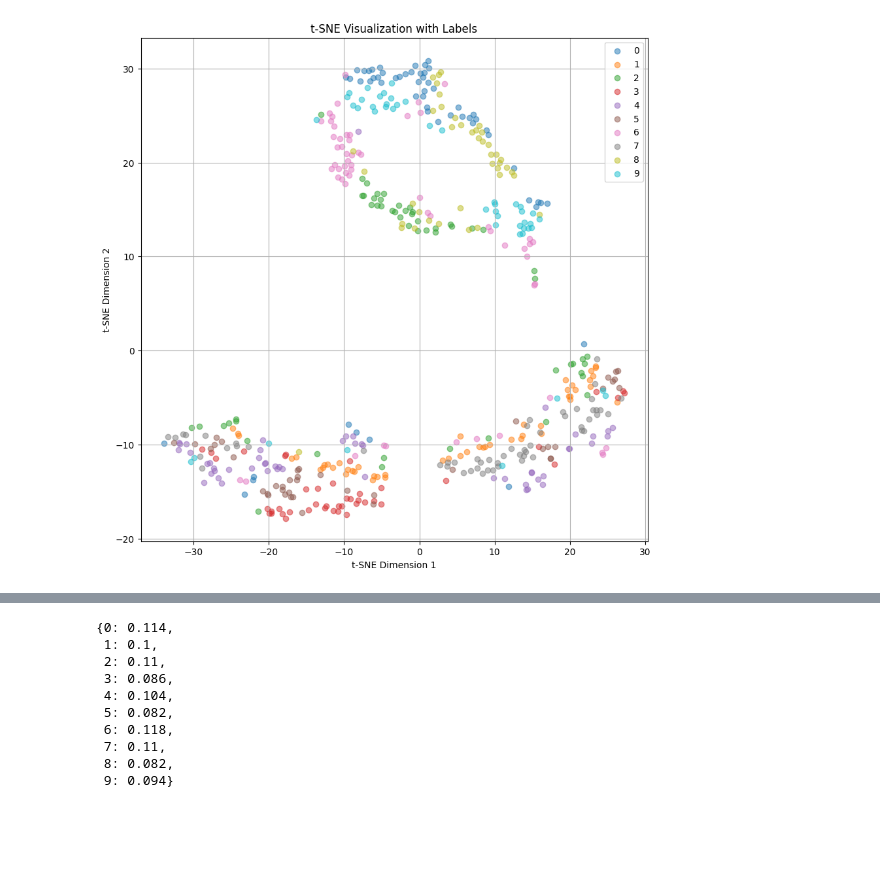
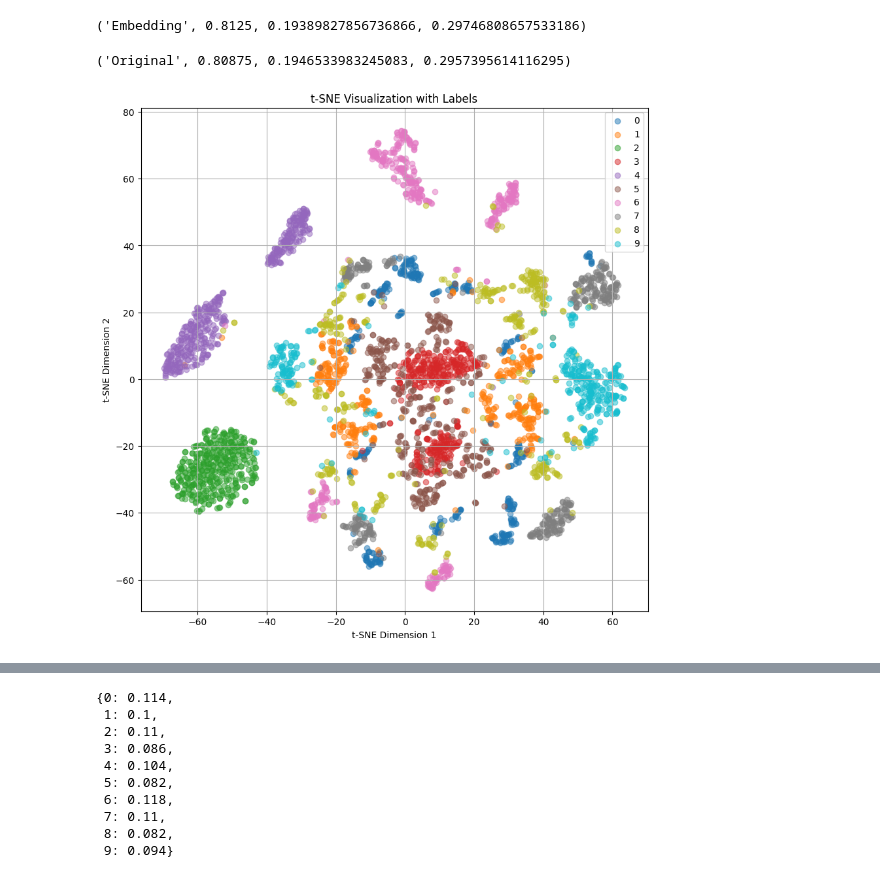
Before and after one commit to kangsive/Emb4Spa, a Jupyter notebook: ConvAE.ipynb, the cells around one changed output, grey strips where cells are left out. Saved outputs shown, nothing was run; the diff lists cells and outputs as text; code cells hidden in the pictures; blank space fills up the shorter version.

Commit message:
Add embedding evaluation

```diff
--- a/ConvAE.ipynb
+++ b/ConvAE.ipynb
@@ -46,0 +64,17 @@ val_loader = DataLoader(TensorDataset(val_tokens, val_labels), batch_size=32)
+# %%
+max_seq_len = 64
+batch_size = 64
+dataset_size = 2000
+with_mask = False
+
+train_tokens, train_labels, train_mask, val_tokens, val_labels, val_mask = prepare_dataset_mnist(file="dataset/building_shapes_5010.csv",
+                                                                                                 with_mask=with_mask,
+                                                                                                 split_ratio=0.2,
+                                                                                                 dataset_size=dataset_size,
+                                                                                                 max_seq_len=max_seq_len,
+                                                                                                 train=True)
+
+train_tokens = train_tokens[:, :, :2]
+val_tokens = val_tokens[:, :, :2]
+
+train_loader = DataLoader(TensorDataset(train_tokens, train_labels), batch_size=batch_size, shuffle=True)
@@ -218,34 +216,51 @@ plt.show()
+# %%
+from utils.embeding_evaluate import compute_NN, compute_FT, compute_ST
+
+show_hidden = val_hidden.reshape(val_hidden.size(0), -1)
+show_labels = train_labels
+
+"Embedding", compute_NN(show_hidden, show_labels), compute_FT(show_hidden, show_labels), compute_ST(show_hidden, show_labels)
+# %% [output]
+('Embedding', 0.8125, 0.19389827856736866, 0.29746808657533186)
+# %%
+show_hidden = train_tokens.reshape(train_tokens.size(0), -1)
+show_labels = train_labels
+
+"Original", compute_NN(show_hidden, show_labels), compute_FT(show_hidden, show_labels), compute_ST(show_hidden, show_labels)
+# %% [output]
+('Original', 0.80875, 0.1946533983245083, 0.2957395614116295)
 # %%
-# show_hidden = val_tokens.view(val_tokens.size(0), -1)
-show_hidden = val_hidden.view(val_hidden.size(0), -1)
-show_labels = val_labels
+# show_hidden = val_hidden.reshape(val_hidden.size(0), -1)
+# show_labels = train_labels
 
+show_hidden = train_tokens.reshape(train_tokens.size(0), -1)
+show_labels = train_labels
 
 from sklearn.manifold import TSNE
 from sklearn.decomposition import PCA
 import plotly.express as px
 import matplotlib.pyplot as plt
 import numpy as np
 
 
-tsne = TSNE(n_components=2, random_state=0)
+tsne = TSNE(n_components=2, init='pca', random_state=0)
 projections = tsne.fit_transform(show_hidden)
 
 plt.figure(figsize=(10, 10))
 
 # Plot each class separately
 for label in np.unique(show_labels):
     indices = show_labels == label
     plt.scatter(projections[indices, 0], projections[indices, 1], label=label, alpha=0.5)
 
 plt.title('t-SNE Visualization with Labels')
 plt.xlabel('t-SNE Dimension 1')
 plt.ylabel('t-SNE Dimension 2')
 plt.legend()
 plt.grid(True)
 plt.show()
 # %% [output]
-[figure, old version]
+[figure, new version]
 # %%
 cae.eval()
 with torch.no_grad():
```
Also changed, not shown: parts of 9 cells of this notebook, 3 other files.
